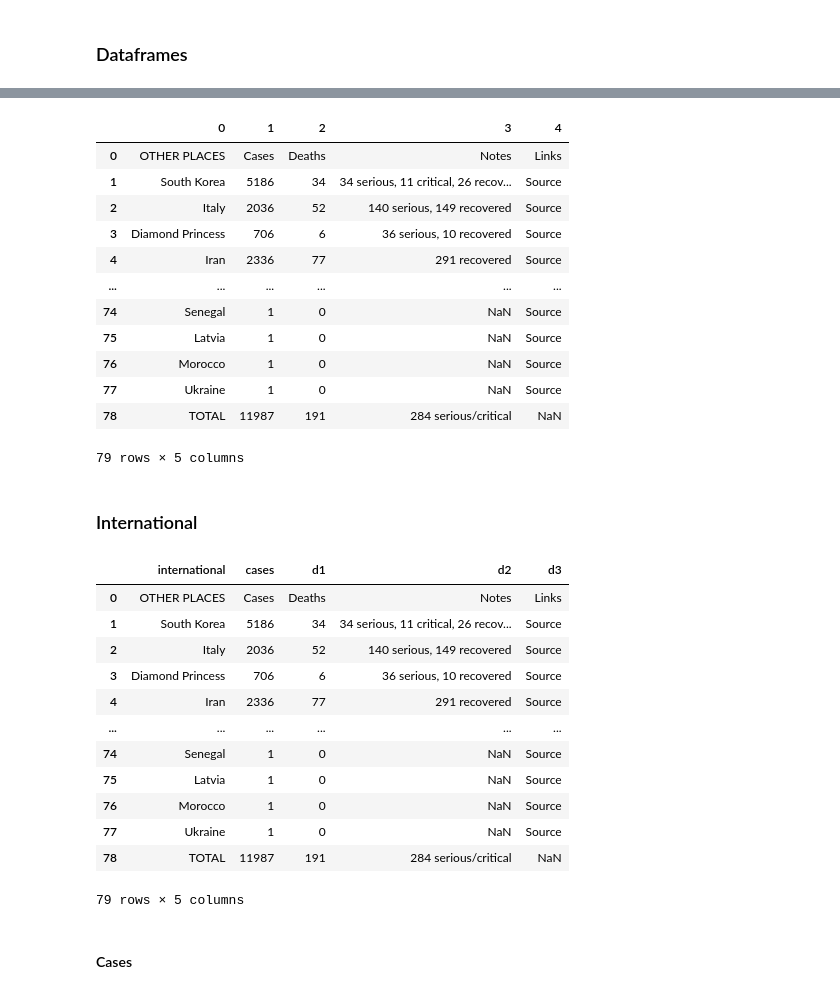
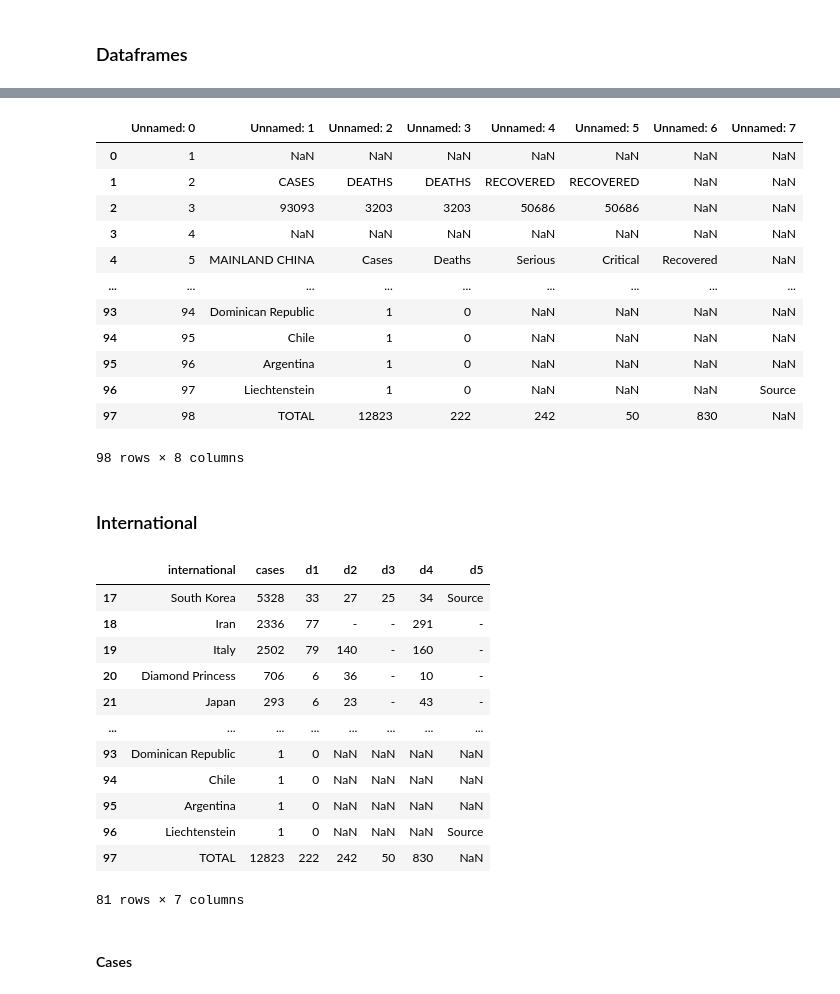
Before and after one commit to alext234/coronavirus-stats, a Jupyter notebook: bnonews-stats.ipynb, the cells around one changed output, grey strips where cells are left out. Cells and saved outputs as stored; diff of their text form; code cells hidden in the pictures.

```diff
--- a/excluded/bnonews-stats.ipynb
+++ b/bnonews-stats.ipynb
@@ -52,41 +44,42 @@ ValueError: No tables found
 # %%
 len(dfs)
-dfs[1]
+dfs[0]
 # %% [output]
-|  | 0 | 1 | 2 | 3 | 4 |
-| 0 | OTHER PLACES | Cases | Deaths | Notes | Links |
-| 1 | South Korea | 5186 | 34 | 34 serious, 11 critical, 26 recov... | Source |
-| 2 | Italy | 2036 | 52 | 140 serious, 149 recovered | Source |
-| 3 | Diamond Princess | 706 | 6 | 36 serious, 10 recovered | Source |
-| 4 | Iran | 2336 | 77 | 291 recovered | Source |
-| ... | ... | ... | ... | ... | ... |
-| 74 | Senegal | 1 | 0 | NaN | Source |
-| 75 | Latvia | 1 | 0 | NaN | Source |
-| 76 | Morocco | 1 | 0 | NaN | Source |
-| 77 | Ukraine | 1 | 0 | NaN | Source |
-| 78 | TOTAL | 11987 | 191 | 284 serious/critical | NaN |
+|  | Unnamed: 0 | Unnamed: 1 | Unnamed: 2 | Unnamed: 3 | Unnamed: 4 | Unnamed: 5 | Unnamed: 6 | Unnamed: 7 |
+| 0 | 1 | NaN | NaN | NaN | NaN | NaN | NaN | NaN |
+| 1 | 2 | CASES | DEATHS | DEATHS | RECOVERED | RECOVERED | NaN | NaN |
+| 2 | 3 | 93093 | 3203 | 3203 | 50686 | 50686 | NaN | NaN |
+| 3 | 4 | NaN | NaN | NaN | NaN | NaN | NaN | NaN |
+| 4 | 5 | MAINLAND CHINA | Cases | Deaths | Serious | Critical | Recovered | NaN |
+| ... | ... | ... | ... | ... | ... | ... | ... | ... |
+| 93 | 94 | Dominican Republic | 1 | 0 | NaN | NaN | NaN | NaN |
+| 94 | 95 | Chile | 1 | 0 | NaN | NaN | NaN | NaN |
+| 95 | 96 | Argentina | 1 | 0 | NaN | NaN | NaN | NaN |
+| 96 | 97 | Liechtenstein | 1 | 0 | NaN | NaN | NaN | Source |
+| 97 | 98 | TOTAL | 12823 | 222 | 242 | 50 | 830 | NaN |
-79 rows × 5 columns
+98 rows × 8 columns
 # %% [markdown]
 ### International
 # %%
-
-df_intl =dfs[1]
-df_intl.columns=['international', 'cases', 'd1', 'd2', 'd3']
+df_intl=dfs[0]
+df_intl  = df_intl .drop(df_intl .columns[0], axis=1)
+df_intl  = df_intl .drop(list(range(17)), axis=0)
+df_intl.columns=['international', 'cases', 'd1', 'd2', 'd3', 'd4', 'd5']
 df_intl
 # %% [output]
-|  | international | cases | d1 | d2 | d3 |
-| 0 | OTHER PLACES | Cases | Deaths | Notes | Links |
-| 1 | South Korea | 5186 | 34 | 34 serious, 11 critical, 26 recov... | Source |
-| 2 | Italy | 2036 | 52 | 140 serious, 149 recovered | Source |
-| 3 | Diamond Princess | 706 | 6 | 36 serious, 10 recovered | Source |
-| 4 | Iran | 2336 | 77 | 291 recovered | Source |
-| ... | ... | ... | ... | ... | ... |
-| 74 | Senegal | 1 | 0 | NaN | Source |
-| 75 | Latvia | 1 | 0 | NaN | Source |
-| 76 | Morocco | 1 | 0 | NaN | Source |
-| 77 | Ukraine | 1 | 0 | NaN | Source |
-| 78 | TOTAL | 11987 | 191 | 284 serious/critical | NaN |
+|  | international | cases | d1 | d2 | d3 | d4 | d5 |
+| 17 | South Korea | 5328 | 33 | 27 | 25 | 34 | Source |
+| 18 | Iran | 2336 | 77 | - | - | 291 | - |
+| 19 | Italy | 2502 | 79 | 140 | - | 160 | - |
+| 20 | Diamond Princess | 706 | 6 | 36 | - | 10 | - |
+| 21 | Japan | 293 | 6 | 23 | - | 43 | - |
+| ... | ... | ... | ... | ... | ... | ... | ... |
+| 93 | Dominican Republic | 1 | 0 | NaN | NaN | NaN | NaN |
+| 94 | Chile | 1 | 0 | NaN | NaN | NaN | NaN |
+| 95 | Argentina | 1 | 0 | NaN | NaN | NaN | NaN |
+| 96 | Liechtenstein | 1 | 0 | NaN | NaN | NaN | Source |
+| 97 | TOTAL | 12823 | 222 | 242 | 50 | 830 | NaN |
-79 rows × 5 columns
+81 rows × 7 columns
 # %%
 df_intl.columns = df_intl.columns.map(str.lower)
 # %% [markdown]
```
Also changed, not shown: parts of 7 cells of this notebook.
